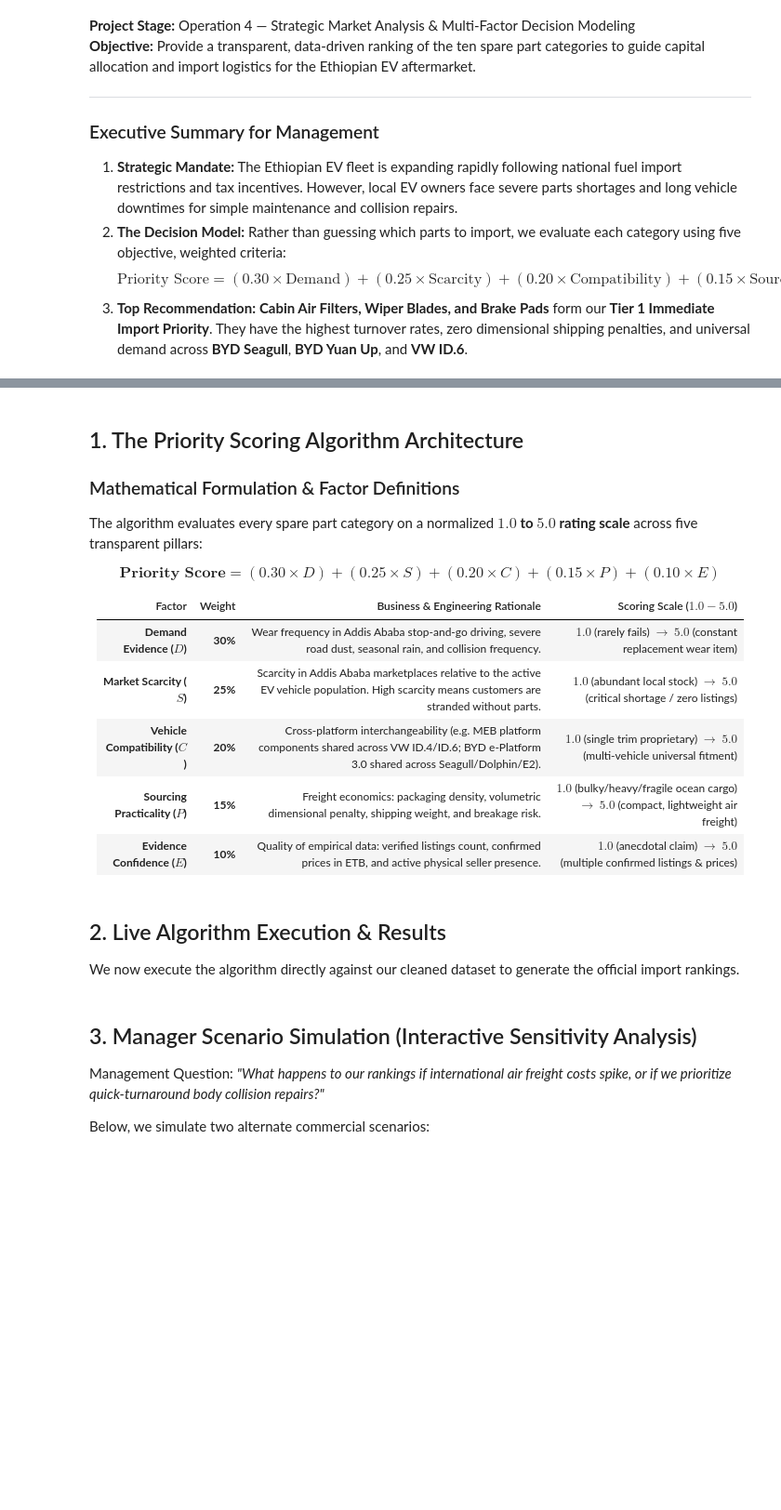
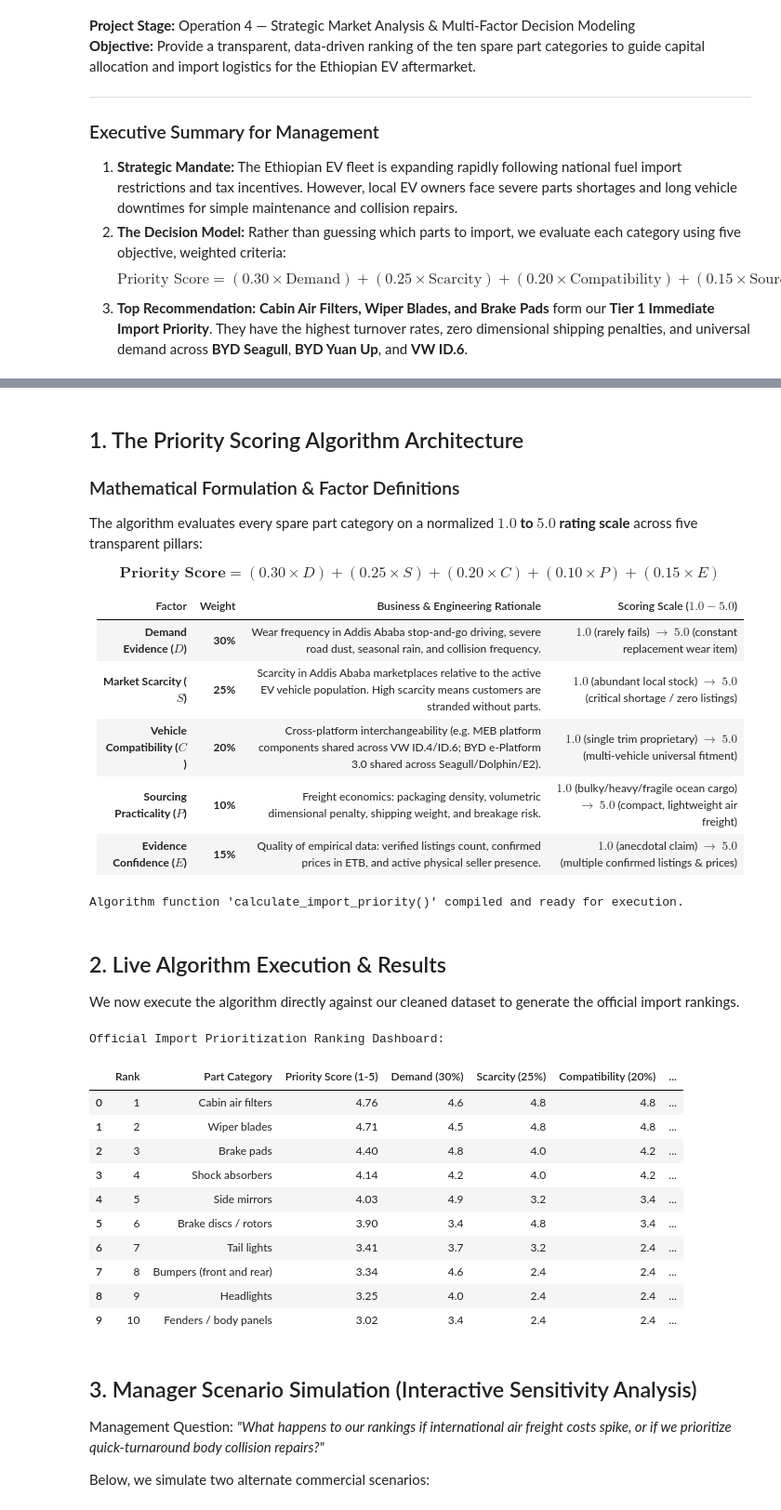
Before and after one commit to Henok0728/EV-PARTS-ANALYSIS, a Jupyter notebook: 5_PRICE_ANALYSIS_AND_PRIORITY_SCORING.ipynb, the cells around one changed output, grey strips where cells are left out. Shown at 93% size. Cells and saved outputs as stored; diff of their text form; code cells hidden in the pictures; blank space fills up the shorter version.

```diff
--- a/5_PRICE_ANALYSIS_AND_PRIORITY_SCORING.ipynb
+++ b/5_PRICE_ANALYSIS_AND_PRIORITY_SCORING.ipynb
@@ -40,15 +42,15 @@ print(f"Successfully loaded {len(df_clean)} verified listings from: {cleaned_csv
 
 The algorithm evaluates every spare part category on a normalized **$1.0$ to $5.0$ rating scale** across five transparent pillars:
 
-$$\mathbf{\text{Priority Score}} = (0.30 \times D) + (0.25 \times S) + (0.20 \times C) + (0.15 \times P) + (0.10 \times E)$$
+$$\mathbf{\text{Priority Score}} = (0.30 \times D) + (0.25 \times S) + (0.20 \times C) + (0.10 \times P) + (0.15 \times E)$$
 
 | Factor | Weight | Business & Engineering Rationale | Scoring Scale ($1.0 - 5.0$) |
 |---|:---:|---|---|
 | **Demand Evidence ($D$)** | **30%** | Wear frequency in Addis Ababa stop-and-go driving, severe road dust, seasonal rain, and collision frequency. | $1.0$ (rarely fails) $\rightarrow$ $5.0$ (constant replacement wear item) |
 | **Market Scarcity ($S$)** | **25%** | Scarcity in Addis Ababa marketplaces relative to the active EV vehicle population. High scarcity means customers are stranded without parts. | $1.0$ (abundant local stock) $\rightarrow$ $5.0$ (critical shortage / zero listings) |
 | **Vehicle Compatibility ($C$)** | **20%** | Cross-platform interchangeability (e.g. MEB platform components shared across VW ID.4/ID.6; BYD e-Platform 3.0 shared across Seagull/Dolphin/E2). | $1.0$ (single trim proprietary) $\rightarrow$ $5.0$ (multi-vehicle universal fitment) |
-| **Sourcing Practicality ($P$)** | **15%** | Freight economics: packaging density, volumetric dimensional penalty, shipping weight, and breakage risk. | $1.0$ (bulky/heavy/fragile ocean cargo) $\rightarrow$ $5.0$ (compact, lightweight air freight) |
-| **Evidence Confidence ($E$)** | **10%** | Quality of empirical data: verified listings count, confirmed prices in ETB, and active physical seller presence. | $1.0$ (anecdotal claim) $\rightarrow$ $5.0$ (multiple confirmed listings & prices) |
+| **Sourcing Practicality ($P$)** | **10%** | Freight economics: packaging density, volumetric dimensional penalty, shipping weight, and breakage risk. | $1.0$ (bulky/heavy/fragile ocean cargo) $\rightarrow$ $5.0$ (compact, lightweight air freight) |
+| **Evidence Confidence ($E$)** | **15%** | Quality of empirical data: verified listings count, confirmed prices in ETB, and active physical seller presence. | $1.0$ (anecdotal claim) $\rightarrow$ $5.0$ (multiple confirmed listings & prices) |
 # %%
 # =========================================================================
 # IMPLEMENTATION OF THE MULTI-FACTOR PRIORITY SCORING ALGORITHM
@@ -250,30 +252,45 @@ def calculate_import_priority(cleaned_df: pd.DataFrame, custom_weights: dict = N
     ranked_df.insert(0, 'import_priority_rank', range(1, len(ranked_df) + 1))
     return ranked_df
 
-print("✅ Algorithm function 'calculate_import_priority()' compiled and ready for execution.")
+print("Algorithm function 'calculate_import_priority()' compiled and ready for execution.")
+# %% [output]
+Algorithm function 'calculate_import_priority()' compiled and ready for execution.
 # %% [markdown]
 ## 2. Live Algorithm Execution & Results
 We now execute the algorithm directly against our cleaned dataset to generate the official import rankings.
 # %%
 # Execute algorithm live
 df_priority = calculate_import_priority(df_clean)
 
 # Format display table for executive presentation
 display_cols = [
     'import_priority_rank', 'part_category', 'priority_score',
     'demand_score', 'scarcity_score', 'compatibility_score', 'sourcing_score', 'evidence_score',
     'median_price_etb', 'active_listings_count'
 ]
 
 dashboard_df = df_priority[display_cols].copy()
 dashboard_df.columns = [
     'Rank', 'Part Category', 'Priority Score (1-5)',
-    'Demand (30%)', 'Scarcity (25%)', 'Compatibility (20%)', 'Sourcing (15%)', 'Evidence (10%)',
+    'Demand (30%)', 'Scarcity (25%)', 'Compatibility (20%)', 'Sourcing (10%)', 'Evidence (15%)',
     'Median Price (ETB)', 'Market Listings'
 ]
 
-print("🏆 Official Import Prioritization Ranking Dashboard:")
+print("Official Import Prioritization Ranking Dashboard:")
 dashboard_df
+# %% [output]
+Official Import Prioritization Ranking Dashboard:
+|  | Rank | Part Category | Priority Score (1-5) | Demand (30%) | Scarcity (25%) | Compatibility (20%) | ... |
+| 0 | 1 | Cabin air filters | 4.76 | 4.6 | 4.8 | 4.8 | ... |
+| 1 | 2 | Wiper blades | 4.71 | 4.5 | 4.8 | 4.8 | ... |
+| 2 | 3 | Brake pads | 4.40 | 4.8 | 4.0 | 4.2 | ... |
+| 3 | 4 | Shock absorbers | 4.14 | 4.2 | 4.0 | 4.2 | ... |
+| 4 | 5 | Side mirrors | 4.03 | 4.9 | 3.2 | 3.4 | ... |
+| 5 | 6 | Brake discs / rotors | 3.90 | 3.4 | 4.8 | 3.4 | ... |
+| 6 | 7 | Tail lights | 3.41 | 3.7 | 3.2 | 2.4 | ... |
+| 7 | 8 | Bumpers (front and rear) | 3.34 | 4.6 | 2.4 | 2.4 | ... |
+| 8 | 9 | Headlights | 3.25 | 4.0 | 2.4 | 2.4 | ... |
+| 9 | 10 | Fenders / body panels | 3.02 | 3.4 | 2.4 | 2.4 | ... |
 # %% [markdown]
 ## 3. Manager Scenario Simulation (Interactive Sensitivity Analysis)
 Management Question: *"What happens to our rankings if international air freight costs spike, or if we prioritize quick-turnaround body collision repairs?"*
```
Also changed, not shown: parts of 6 cells of this notebook.
